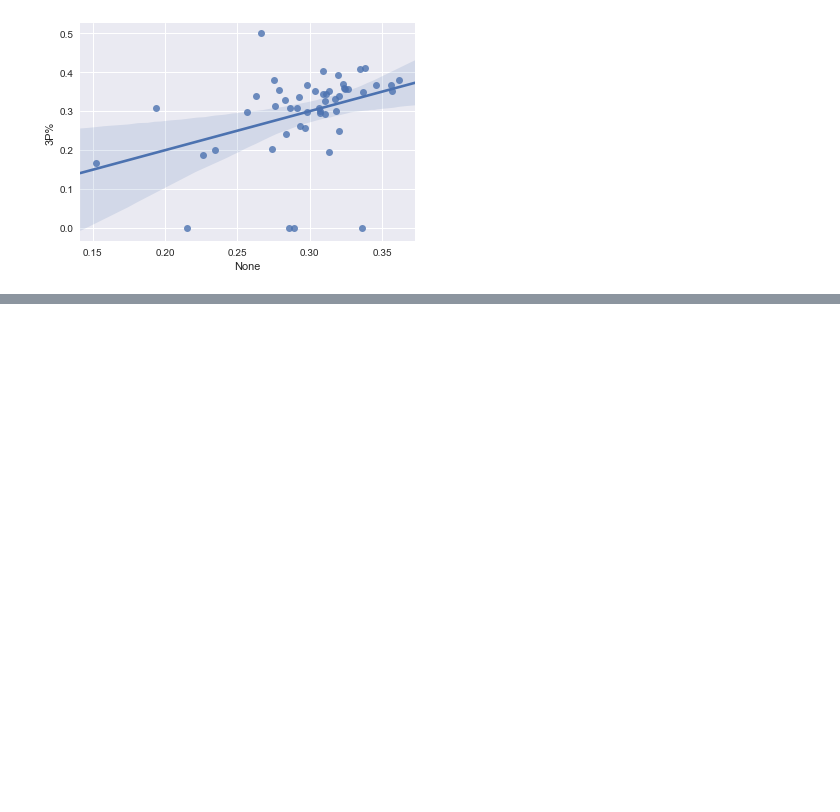
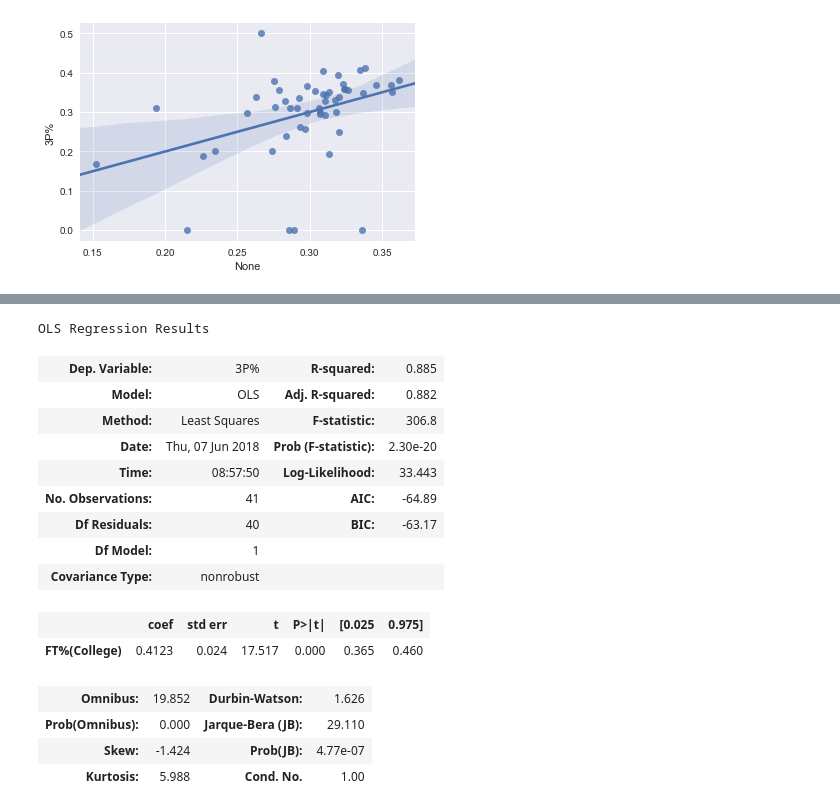
Before and after one commit to hashimg/Sports-Analytics, a Jupyter notebook: college_shooting/College Shooting.ipynb, the cells around one changed output, grey strips where cells are left out. Cells and saved outputs as stored; diff of their text form; code cells hidden in the pictures; blank space fills up the shorter version.

```diff
--- a/college_shooting/College Shooting.ipynb
+++ b/college_shooting/College Shooting.ipynb
@@ -360,0 +378,19 @@ sns.regplot(x = predictions_two,
+# %%
+model_three.summary()
+# %% [output]
+OLS Regression Results
+| Dep. Variable: | 3P% | R-squared: | 0.885 |
+| Model: | OLS | Adj. R-squared: | 0.882 |
+| Method: | Least Squares | F-statistic: | 306.8 |
+| Date: | Thu, 07 Jun 2018 | Prob (F-statistic): | 2.30e-20 |
+| Time: | 08:57:50 | Log-Likelihood: | 33.443 |
+| No. Observations: | 41 | AIC: | -64.89 |
+| Df Residuals: | 40 | BIC: | -63.17 |
+| Df Model: | 1 |  |  |
+| Covariance Type: | nonrobust |  |  |
+|  | coef | std err | t | P>|t| | [0.025 | 0.975] |
+| FT%(College) | 0.4123 | 0.024 | 17.517 | 0.000 | 0.365 | 0.460 |
+| Omnibus: | 19.852 | Durbin-Watson: | 1.626 |
+| Prob(Omnibus): | 0.000 | Jarque-Bera (JB): | 29.110 |
+| Skew: | -1.424 | Prob(JB): | 4.77e-07 |
+| Kurtosis: | 5.988 | Cond. No. | 1.00 |
```
Also changed, not shown: parts of 13 cells of this notebook.
